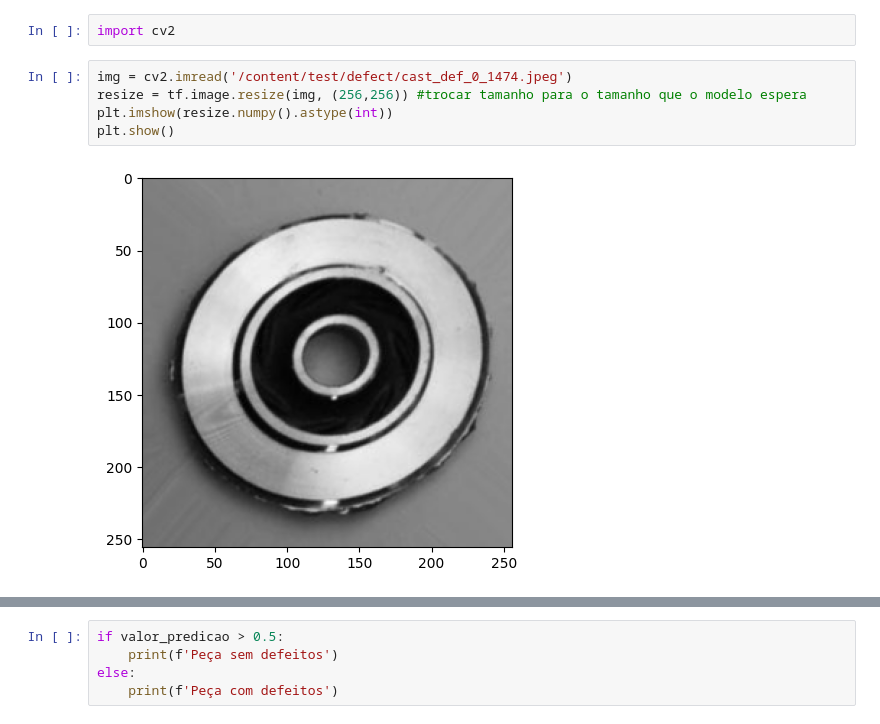
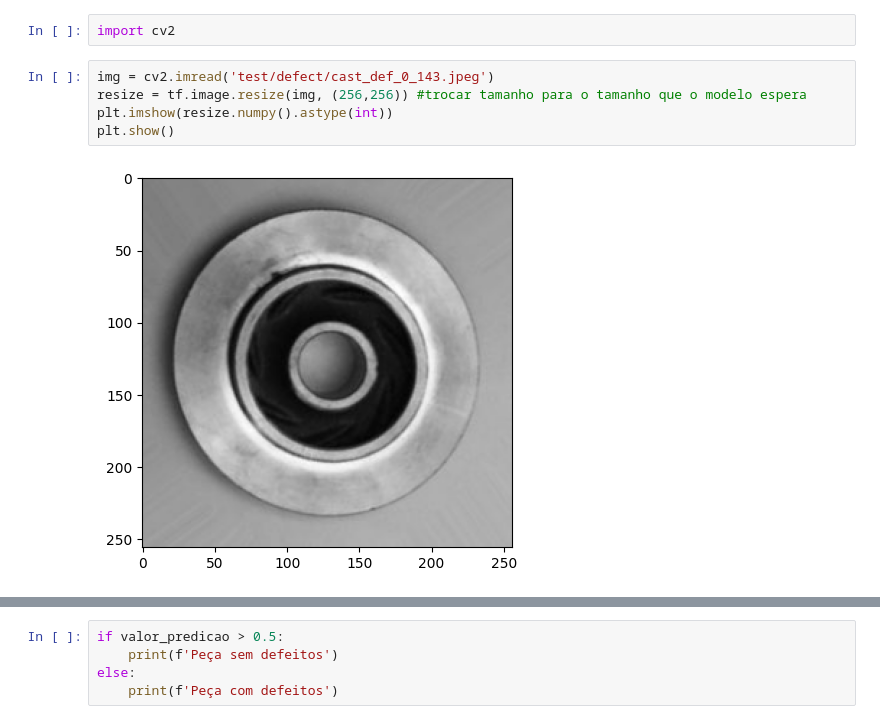
Before and after one commit to lucascruzestudo/CNNPecasDefeituosas, a Jupyter notebook: NotebookPecasDefeituosas.ipynb, the cells around one changed output, grey strips where cells are left out. Saved outputs shown, nothing was run; the diff lists cells and outputs as text.

```diff
--- a/NotebookPecasDefeituosas.ipynb
+++ b/NotebookPecasDefeituosas.ipynb
@@ -321,11 +321,11 @@ tf.Tensor(0.97875, shape=(), dtype=float32) tf.Tensor(0.97146404, shape=(), dtyp
 # %%
 import cv2
 # %%
-img = cv2.imread('/content/test/defect/cast_def_0_1474.jpeg')
+img = cv2.imread('test/defect/cast_def_0_143.jpeg')
 resize = tf.image.resize(img, (256,256)) #trocar tamanho para o tamanho que o modelo espera
 plt.imshow(resize.numpy().astype(int))
 plt.show()
 # %% [output]
-[figure, old version]
+[figure, new version]
 # %%
 array_predicao = loaded_model.predict(np.expand_dims(resize/255, 0))
```
Also changed, not shown: parts of 4 cells of this notebook.
